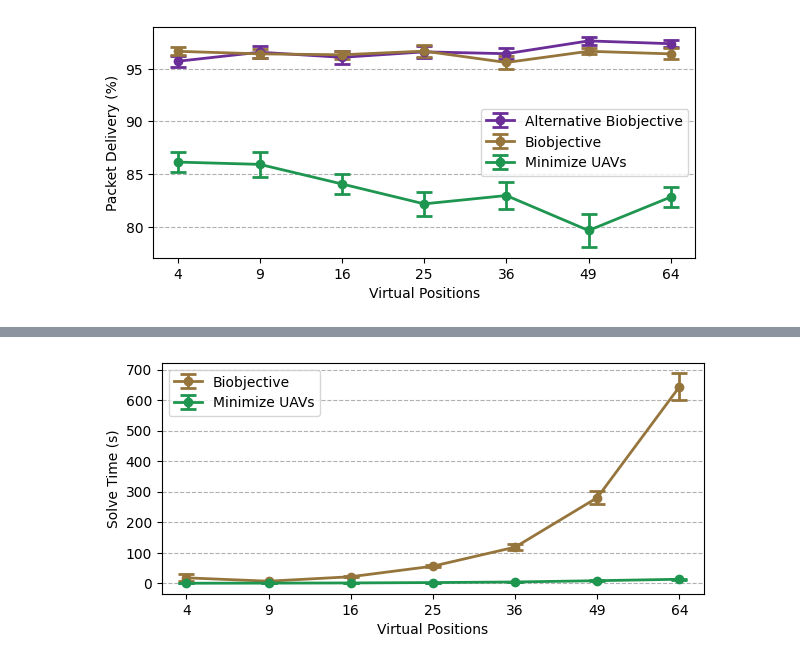
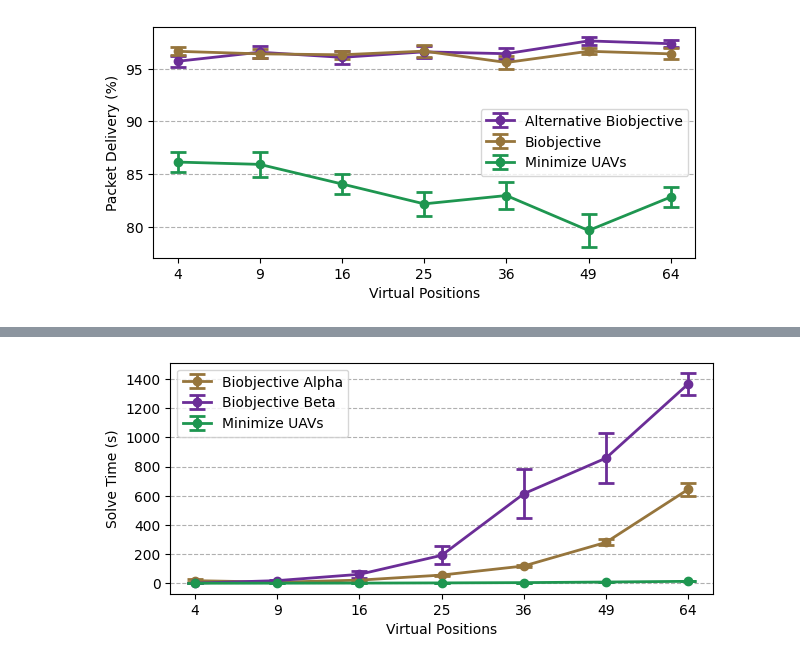
Before and after one commit to DanteCampos/Lora-UAV-Positioning-Model, a Jupyter notebook: result.ipynb, the cells around one changed output, grey strips where cells are left out. Cells and saved outputs as stored; diff of their text form; code cells hidden in the pictures.

```diff
--- a/result.ipynb
+++ b/result.ipynb
@@ -51,15 +51,15 @@ import pandas as pd
 import os
 
 pathCWD = os.getcwd() + "/data/"
-pathGWPlacement = pathCWD + "results/alt_biobj_PacketPerGateway_1_4x50.dat"
+pathGWPlacement = pathCWD + "results/biobj_PacketPerGateway_1_36x50.dat"
 dataGWPlacement = pd.read_csv(pathGWPlacement, sep=",")
 dfGWPlacement = pd.DataFrame(dataGWPlacement)
 
-pathEDPlacement = pathCWD + "results/alt_biobj_EDParameters_1_4x50.dat"
+pathEDPlacement = pathCWD + "results/biobj_EDParameters_1_36x50.dat"
 dataEDPlacement = pd.read_csv(pathEDPlacement, sep=",")
 dfEDPlacement = pd.DataFrame(dataEDPlacement)
 
-pathAssociationPlacement = pathCWD + "results/alt_biobj_transmissionPackets_1_4x50.dat"
+pathAssociationPlacement = pathCWD + "results/biobj_transmissionPackets_1_36x50.dat"
 dataAssociationPlacement = pd.read_csv(pathAssociationPlacement, sep=",")
 dfAssociationPlacement = pd.DataFrame(dataAssociationPlacement)
 
@@ -85,27 +85,27 @@ color1 = '#6B2D97'
 color2 = '#96753C'
 alpha = 0.9
 
-for i in range(len(x)):
+for i in range(len(x)-1):
     ax[0].annotate(dfEDPlacement['device'][i], (dfEDPlacement['x'][i]-150, dfEDPlacement['y'][i] + 100), zorder=15)
     ax[0].plot(x[i], y[i], '-', c='grey', zorder=0)
 
 ax[0].scatter(dfGWPlacement['x'], dfGWPlacement['y'], c=color1, s=160, marker=(5, 1), zorder=10)
-ax[0].scatter(dfEDPlacement['x'], dfEDPlacement['y'], c=color2, s=40, zorder=10)
+ax[0].scatter(dfEDPlacement['x'], dfEDPlacement['y'], c=color2, s=dotSize, zorder=10)
 
-ax[0].set_yticks([0, 1000, 2000, 3000, 4000, 5000, 6000, 7000, 8000, 9000, 10000])
-ax[0].set_xticks([0, 1000, 2000, 3000, 4000, 5000, 6000, 7000, 8000, 9000, 10000])
+ax[0].set_yticks([0, 1000, 2000, 3000, 2000, 5000, 6000, 7000, 8000, 9000, 10000])
+ax[0].set_xticks([0, 1000, 2000, 3000, 2000, 5000, 6000, 7000, 8000, 9000, 10000])
 
 # -----------------------------------------------------------------------------------
 
-pathGWPlacement = pathCWD + "results/biobj_PacketPerGateway_1_4x50.dat"
+pathGWPlacement = pathCWD + "results/biobj_PacketPerGateway_1_49x50.dat"
 dataGWPlacement = pd.read_csv(pathGWPlacement, sep=",")
 dfGWPlacement = pd.DataFrame(dataGWPlacement)
 
-pathEDPlacement = pathCWD + "results/biobj_EDParameters_1_4x50.dat"
+pathEDPlacement = pathCWD + "results/biobj_EDParameters_1_49x50.dat"
 dataEDPlacement = pd.read_csv(pathEDPlacement, sep=",")
 dfEDPlacement = pd.DataFrame(dataEDPlacement)
 
-pathAssociationPlacement = pathCWD + "results/biobj_transmissionPackets_1_4x50.dat"
+pathAssociationPlacement = pathCWD + "results/biobj_transmissionPackets_1_49x50.dat"
 dataAssociationPlacement = pd.read_csv(pathAssociationPlacement, sep=",")
 dfAssociationPlacement = pd.DataFrame(dataAssociationPlacement)
 
@@ -128,15 +128,15 @@ color1 = '#6B2D97'
 color2 = '#96753C'
 alpha = 0.9
 
-for i in range(len(x)):
-    # ax[1].annotate(dfEDPlacement['device'][i], (dfEDPlacement['x'][i]-150, dfEDPlacement['y'][i] + 100), zorder=15)
+for i in range(len(x)-1):
+    ax[1].annotate(dfEDPlacement['device'][i], (dfEDPlacement['x'][i]-150, dfEDPlacement['y'][i] + 100), zorder=15)
     ax[1].plot(x[i], y[i], '-', c='grey', zorder=0)
 
 ax[1].scatter(dfGWPlacement['x'], dfGWPlacement['y'], c=color1, s=160, marker=(5, 1), zorder=10)
 ax[1].scatter(dfEDPlacement['x'], dfEDPlacement['y'], c=color2, s=40, zorder=10)
 
-ax[1].set_yticks([0, 1000, 2000, 3000, 4000, 5000, 6000, 7000, 8000, 9000, 10000])
-ax[1].set_xticks([0, 1000, 2000, 3000, 4000, 5000, 6000, 7000, 8000, 9000, 10000])
+ax[1].set_yticks([0, 1000, 2000, 3000, 2000, 5000, 6000, 7000, 8000, 9000, 10000])
+ax[1].set_xticks([0, 1000, 2000, 3000, 2000, 5000, 6000, 7000, 8000, 9000, 10000])
 
 plt.show()
 # %% [output]
@@ -239,7 +325,7 @@ error_opt = []
 indexes = []
 
 pathCWD = os.getcwd() + "/data/"
-pathFile = pathCWD + "model/output/alt_biobj_solutions.dat"
+pathFile = pathCWD + "model/output/beta_biobj_solutions.dat"
 dataSolAlt = pd.read_csv(pathFile, sep=",")
 dfSolAlt = pd.DataFrame(dataSolAlt)
 
@@ -254,7 +340,8 @@ dfSolOpt = pd.DataFrame(dataSolOpt)
 for i in range(2,9):
     indexes.append(i**2)
 
-    times = dfSolAlt.loc[dfSolAlt['numVirtualPositions'] == i**2]['solveTime'].array
+    aux = dfSolAlt[dfSolAlt['solveTime'] < 1800.0]
+    times = aux.loc[aux['numVirtualPositions'] == i**2]['solveTime'].array
     means_alt.append(np.mean(times))
     error_alt.append(np.std(times)/np.sqrt(len(times)))
 
@@ -262,39 +349,38 @@ for i in range(2,9):
     means_biobj.append(np.mean(times))
     error_biobj.append(np.std(times)/np.sqrt(len(times)))
 
     times = dfSolOpt.loc[dfSolOpt['numVirtualPositions'] == i**2]['solveTime'].array
     means_opt.append(np.mean(times))
     error_opt.append(np.std(times)/np.sqrt(len(times)))
 
 fig = plt.figure(figsize=(7, 3))
 
 color1 = '#6B2D97'
 color2 = '#96753C'
 color3 = '#1E9650'
 alpha = 0.9
 
+plt.errorbar(range(len(means_alt)), means_biobj, error_biobj, color=color2, marker='o',
+             label='Biobjective Alpha', capsize=6, lw=2, capthick=2)
 
-# plt.errorbar(range(len(means_alt)), means_alt, error_alt, color=color1, marker='o',
-#              label='Alternative Biobjective', capsize=6, lw=2, capthick=2)
-
-plt.errorbar(range(len(means_alt)), means_biobj, error_biobj, color=color2, marker='o',
-             label='Biobjective', capsize=6, lw=2, capthick=2)
+plt.errorbar(range(len(means_alt)), means_alt, error_alt, color=color1, marker='o',
+             label='Biobjective Beta', capsize=6, lw=2, capthick=2)
 
 plt.errorbar(range(len(means_alt)), means_opt, error_opt, color=color3, marker='o',
              label='Minimize UAVs', capsize=6, lw=2, capthick=2)
 
 
 plt.xticks(range(len(means_alt)), indexes)
 plt.xlabel("Virtual Positions")
 plt.ticklabel_format()
 plt.ylabel("Solve Time (s)")
 plt.grid(True, 'major', 'y', linestyle='--')
 plt.legend(loc='best')
 
 # fig.suptitle('Solving Time by Number of Virtual Positions')
 plt.show()
 # %% [output]
-[figure, old version]
+[figure, new version]
 # %%
 import numpy as np
 import matplotlib.pyplot as plt
```
Also changed, not shown: parts of 5 cells of this notebook.
